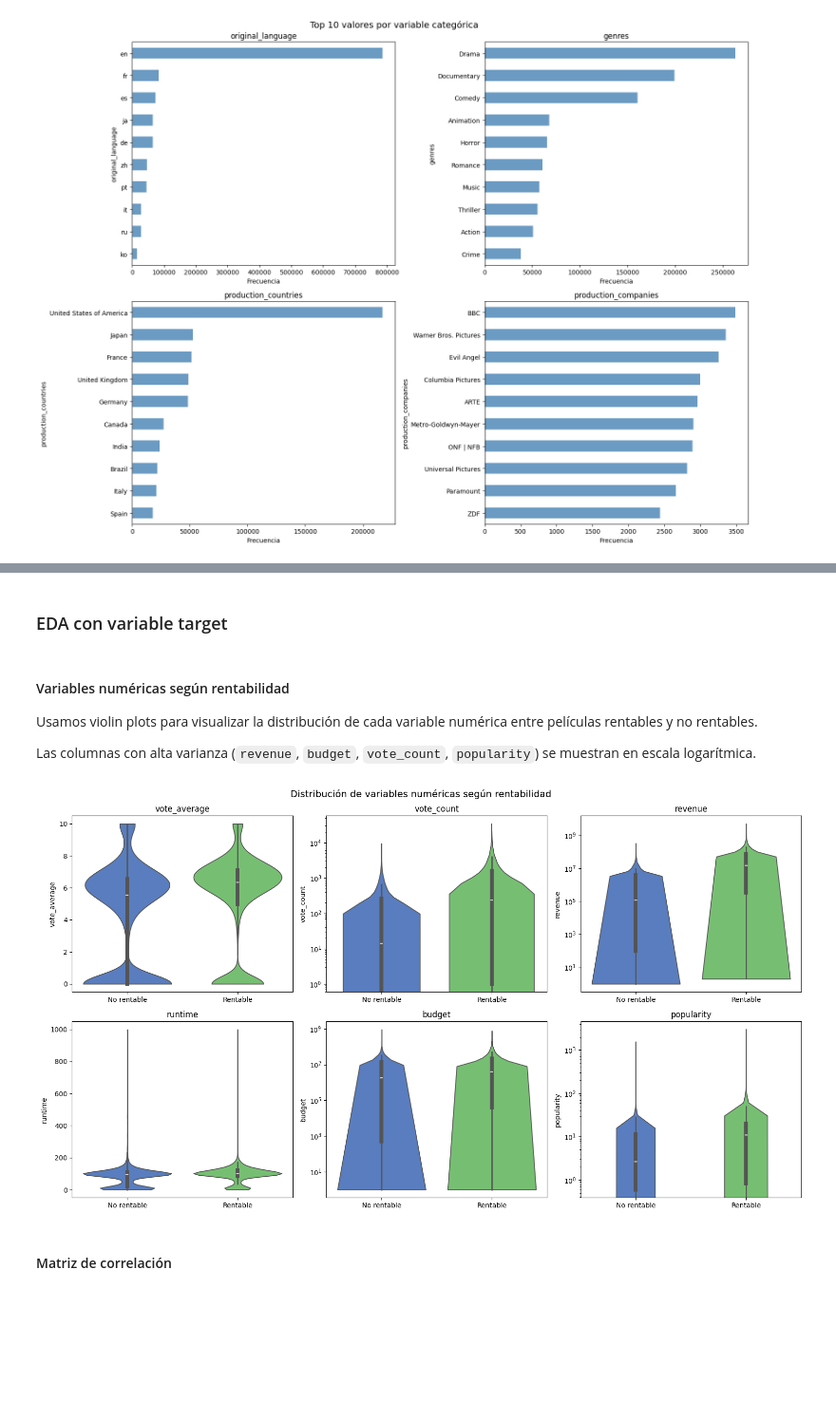
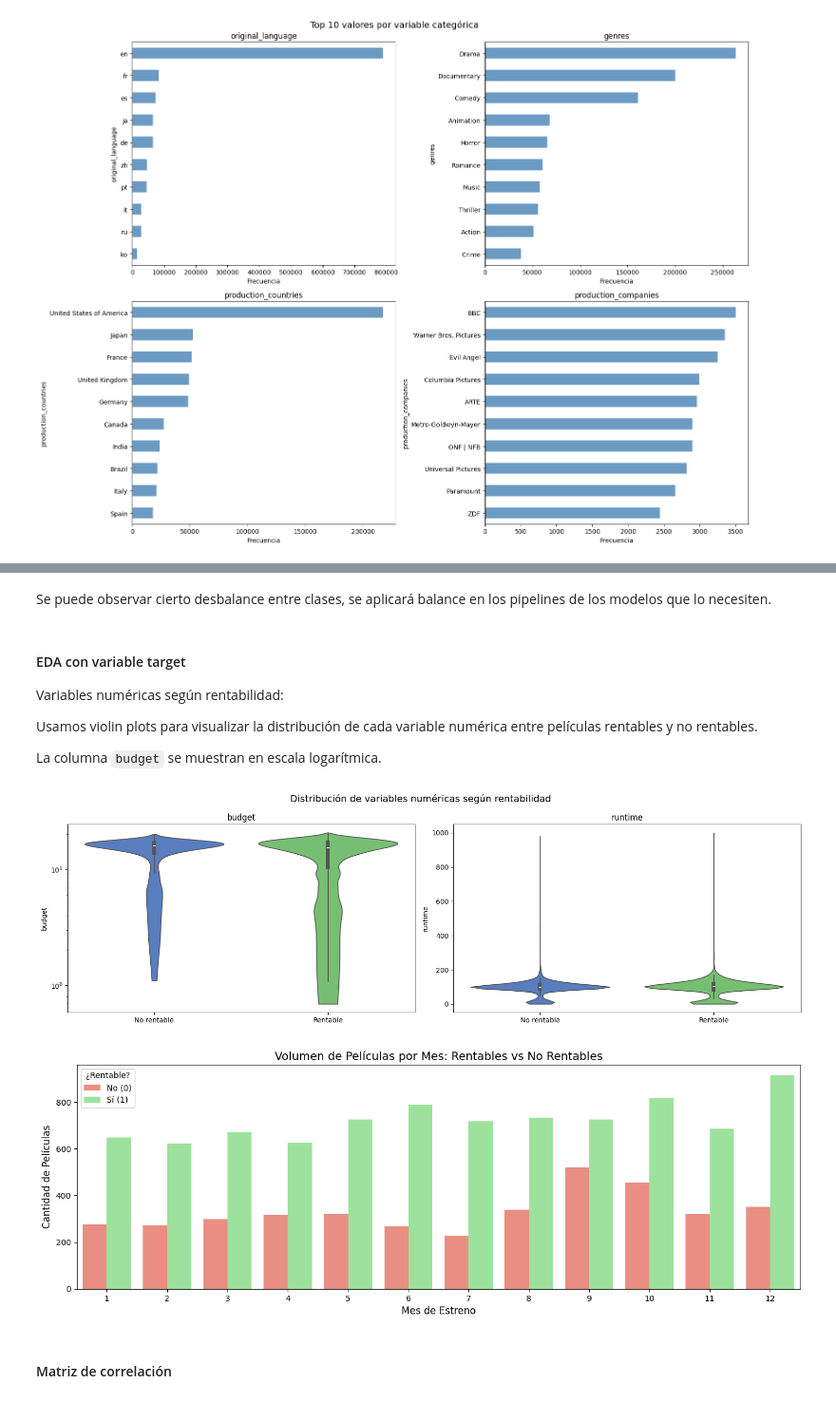
Before and after one commit to natonnelier/prediction_movies_imdb, a Jupyter notebook: prediction_movies_imdb.ipynb, the cells around one changed output, grey strips where cells are left out. Shown at 95% size. Saved outputs shown, nothing was run; the diff lists cells and outputs as text; code cells hidden in the pictures; blank space fills up the shorter version.

```diff
--- a/prediction_movies_imdb.ipynb
+++ b/prediction_movies_imdb.ipynb
@@ -290 +356,10 @@ df_model = df[(df['budget'] > 0) & (df['revenue'] > 0)].copy()
+# %%
+df['budget'] = np.log1p(df['budget'])
+df['revenue'] = np.log1p(df['revenue'])
+
+df['release_month'] = pd.to_datetime(df['release_date']).dt.month.astype('Int64')
+
+df_model = df[['budget', 'runtime', 'original_language',
+            'genres', 'production_countries', 'production_companies',
+            'revenue', 'keywords', 'release_month']]
 # %% [markdown]
@@ -298,11 +382,7 @@ Este subconjunto, `df_model`, es el que usaremos para entrenamiento y evaluació
 # %%
-df_model['profitable'] = (df_model['revenue'] > df_model['budget']).astype(int)
+df_model['profitable'] = (df_model['revenue'] >= df_model['budget']).astype(int)
 
-n_total = len(df_model)
-n_prof  = df_model['profitable'].sum()
-n_not   = n_total - n_prof
+df_model = df_model.drop(columns=['revenue'])
 
-print(f"Películas con budget y revenue conocidos: {n_total:,}")
-print(f"  Rentables:    {n_prof:,}  ({n_prof/n_total:.1%})")
-print(f"  No rentables: {n_not:,}  ({n_not/n_total:.1%})")
+df_model.info()
 # %% [output]
@@ -330,33 +434,50 @@ plt.show()
-# %% [markdown]
-### EDA con variable target
+# %% [markdown]
+Se puede observar cierto desbalance entre clases, se aplicará balance en los pipelines de los modelos que lo necesiten.
 # %% [markdown]
-#### Variables numéricas según rentabilidad
+#### EDA con variable target
+
+Variables numéricas según rentabilidad:
 
 Usamos violin plots para visualizar la distribución de cada variable numérica entre películas rentables y no rentables.
 
-Las columnas con alta varianza (`revenue`, `budget`, `vote_count`, `popularity`) se muestran en escala logarítmica.
+La columna `budget` se muestran en escala logarítmica.
 # %%
-fig, axes = plt.subplots(2, 3, figsize=(16, 9))
+fig, axes = plt.subplots(1, 2, figsize=(16, 5))
 axes = axes.flatten()
 
-for i, col in enumerate(numerical_columns):
+for i, col in enumerate(['budget','runtime']):
     sns.violinplot(
         data=df_model, x='profitable', y=col, ax=axes[i],
         hue='profitable', palette=['#4878cf', '#6acc65'],
         inner='box', cut=0, legend=False
     )
     axes[i].set_xticks([0, 1])
     axes[i].set_xticklabels(['No rentable', 'Rentable'])
     axes[i].set_title(col)
     axes[i].set_xlabel('')
     if col in log_scale_cols:
         axes[i].set_yscale('log')
 
 plt.suptitle('Distribución de variables numéricas según rentabilidad', fontsize=14)
 plt.tight_layout()
 plt.show()
+
+plt.figure(figsize=(16, 5))
+
+# countplot cuenta cuántas filas hay por mes, separándolas por el hue ('profitable')
+sns.countplot(data=df_model, x='release_month', hue='profitable',palette={0: 'salmon', 1: 'lightgreen'})
+
+plt.title('Volumen de Películas por Mes: Rentables vs No Rentables', fontsize=14)
+plt.xlabel('Mes de Estreno', fontsize=12)
+plt.ylabel('Cantidad de Películas', fontsize=12)
+
+# Personalizar la leyenda
+plt.legend(title='¿Rentable?', labels=['No (0)', 'Sí (1)'])
+
+plt.show()
 # %% [output]
-[figure, old version]
+[figure, new version]
+[figure, added]
 # %% [markdown]
 #### Matriz de correlación
 # %%
```
Also changed, not shown: parts of 62 cells of this notebook, 2 other files.
